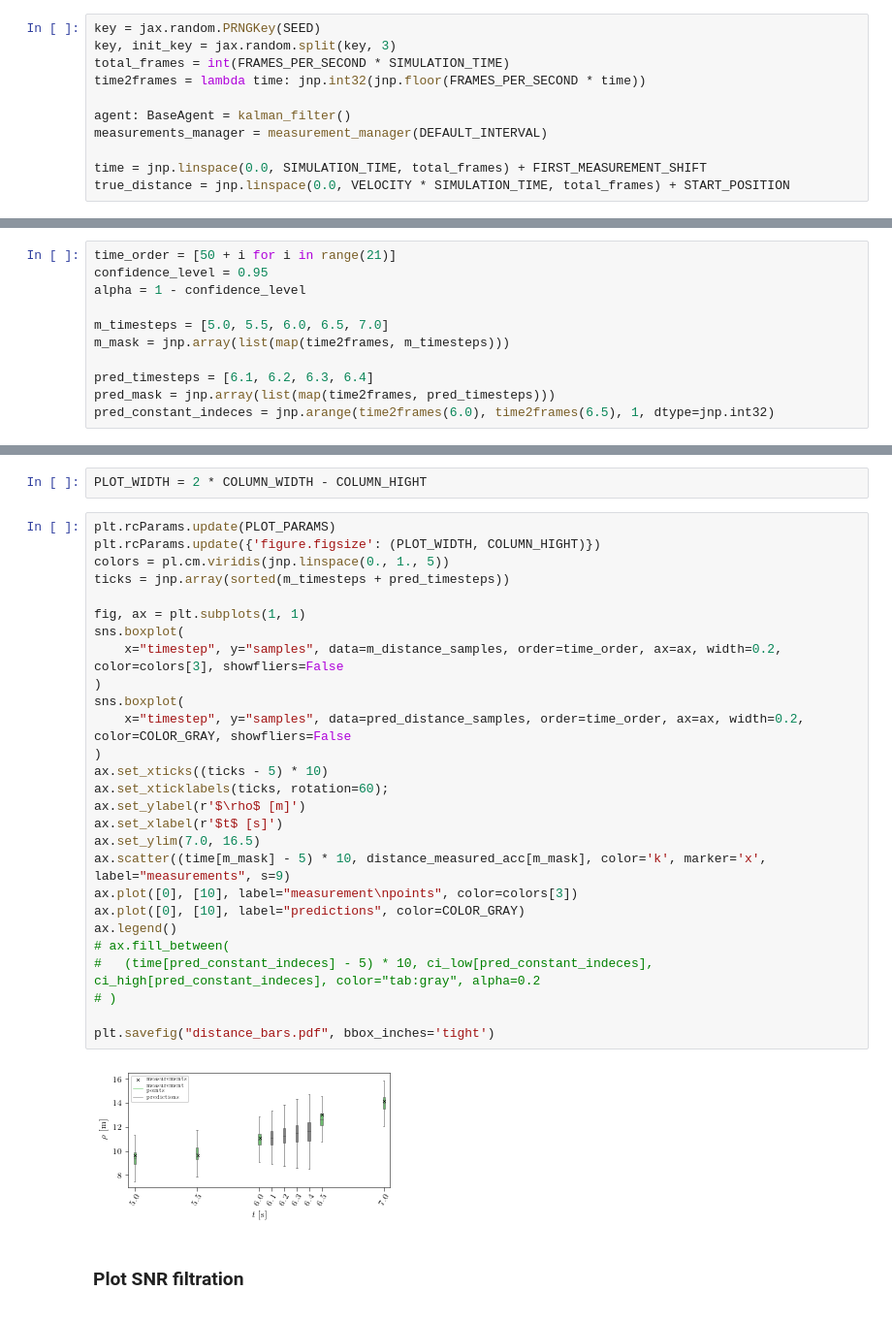
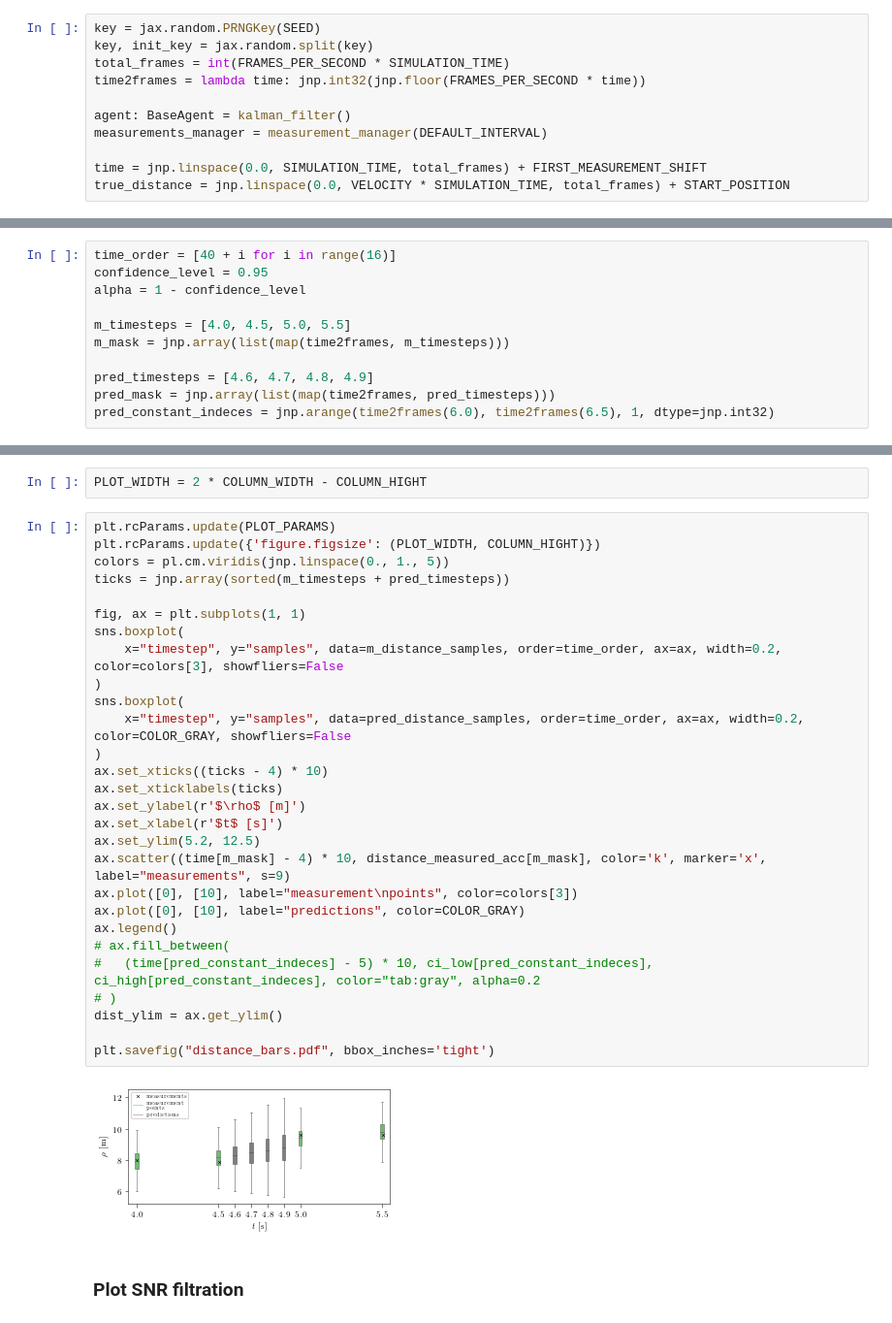
Before and after one commit to ml4wifi-devs/ftmrate, a Jupyter notebook: tools/plots/ftmrate_plots.ipynb, the cells around one changed output, grey strips where cells are left out. Shown at 97% size. Cells and saved outputs as stored; diff of their text form.

```diff
--- a/tools/plots/ftmrate_plots.ipynb
+++ b/tools/plots/ftmrate_plots.ipynb
@@ -31,7 +32,7 @@ COLOR_GRAY = "tab:gray"
 ## Aggregate distributions
 # %%
 key = jax.random.PRNGKey(SEED)
-key, init_key = jax.random.split(key, 3)
+key, init_key = jax.random.split(key)
 total_frames = int(FRAMES_PER_SECOND * SIMULATION_TIME)
 time2frames = lambda time: jnp.int32(jnp.floor(FRAMES_PER_SECOND * time))
 
@@ -77,14 +78,14 @@ Second 9 of 10...
 # %% [markdown]
 Be sure to have every timestep dividable by *quant* -> it is important to synchronize boxplots
 # %%
-time_order = [50 + i for i in range(21)]
+time_order = [40 + i for i in range(16)]
 confidence_level = 0.95
 alpha = 1 - confidence_level
 
-m_timesteps = [5.0, 5.5, 6.0, 6.5, 7.0]
+m_timesteps = [4.0, 4.5, 5.0, 5.5]
 m_mask = jnp.array(list(map(time2frames, m_timesteps)))
 
-pred_timesteps = [6.1, 6.2, 6.3, 6.4]
+pred_timesteps = [4.6, 4.7, 4.8, 4.9]
 pred_mask = jnp.array(list(map(time2frames, pred_timesteps)))
 pred_constant_indeces = jnp.arange(time2frames(6.0), time2frames(6.5), 1, dtype=jnp.int32)
 # %%
@@ -113,32 +114,33 @@ PLOT_WIDTH = 2 * COLUMN_WIDTH - COLUMN_HIGHT
 # %%
 plt.rcParams.update(PLOT_PARAMS)
 plt.rcParams.update({'figure.figsize': (PLOT_WIDTH, COLUMN_HIGHT)})
 colors = pl.cm.viridis(jnp.linspace(0., 1., 5))
 ticks = jnp.array(sorted(m_timesteps + pred_timesteps))
 
 fig, ax = plt.subplots(1, 1)
 sns.boxplot(
     x="timestep", y="samples", data=m_distance_samples, order=time_order, ax=ax, width=0.2, color=colors[3], showfliers=False
 )
 sns.boxplot(
     x="timestep", y="samples", data=pred_distance_samples, order=time_order, ax=ax, width=0.2, color=COLOR_GRAY, showfliers=False
 )
-ax.set_xticks((ticks - 5) * 10)
-ax.set_xticklabels(ticks, rotation=60);
+ax.set_xticks((ticks - 4) * 10)
+ax.set_xticklabels(ticks)
 ax.set_ylabel(r'$\rho$ [m]')
 ax.set_xlabel(r'$t$ [s]')
-ax.set_ylim(7.0, 16.5)
-ax.scatter((time[m_mask] - 5) * 10, distance_measured_acc[m_mask], color='k', marker='x', label="measurements", s=9)
+ax.set_ylim(5.2, 12.5)
+ax.scatter((time[m_mask] - 4) * 10, distance_measured_acc[m_mask], color='k', marker='x', label="measurements", s=9)
 ax.plot([0], [10], label="measurement\npoints", color=colors[3])
 ax.plot([0], [10], label="predictions", color=COLOR_GRAY)
 ax.legend()
 # ax.fill_between(
 #   (time[pred_constant_indeces] - 5) * 10, ci_low[pred_constant_indeces], ci_high[pred_constant_indeces], color="tab:gray", alpha=0.2
 # )
+dist_ylim = ax.get_ylim()
 
 plt.savefig("distance_bars.pdf", bbox_inches='tight')
 # %% [output]
-[figure, old version]
+[figure, new version]
 # %% [markdown]
 ### Plot SNR filtration
 # %%
```
Also changed, not shown: parts of 8 cells of this notebook.
